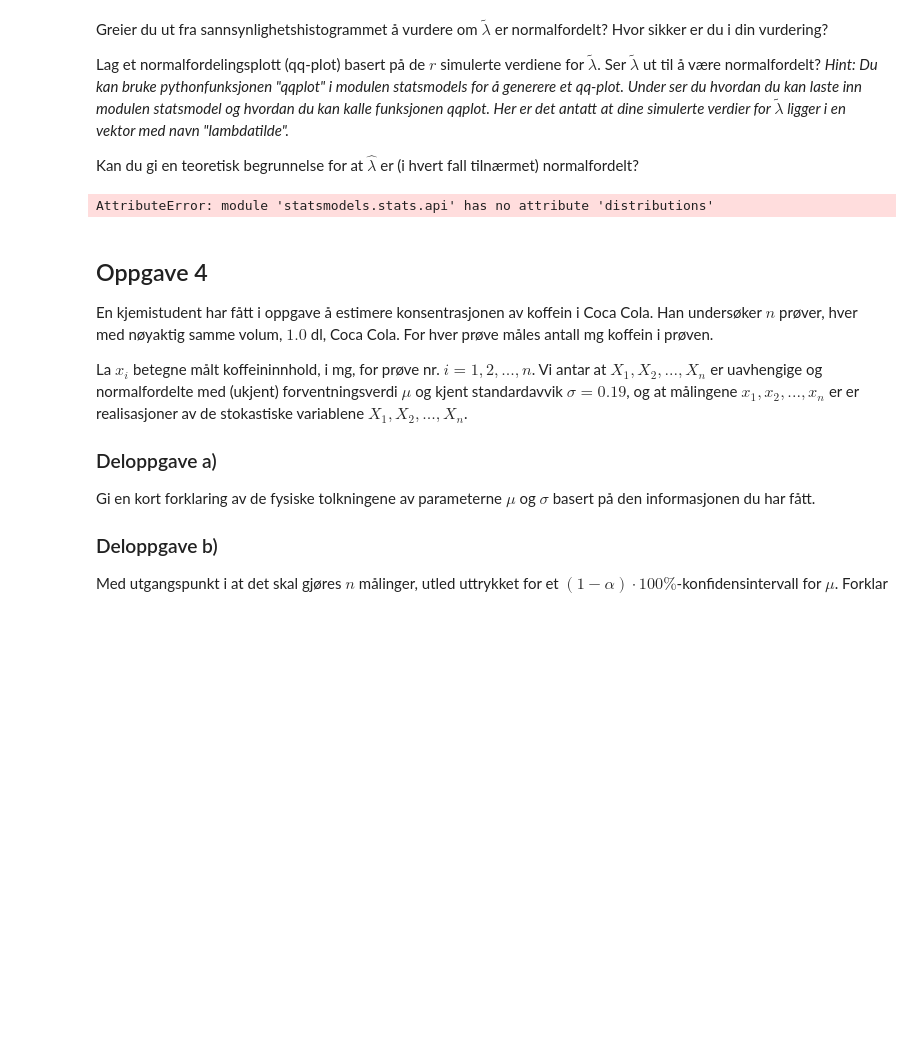
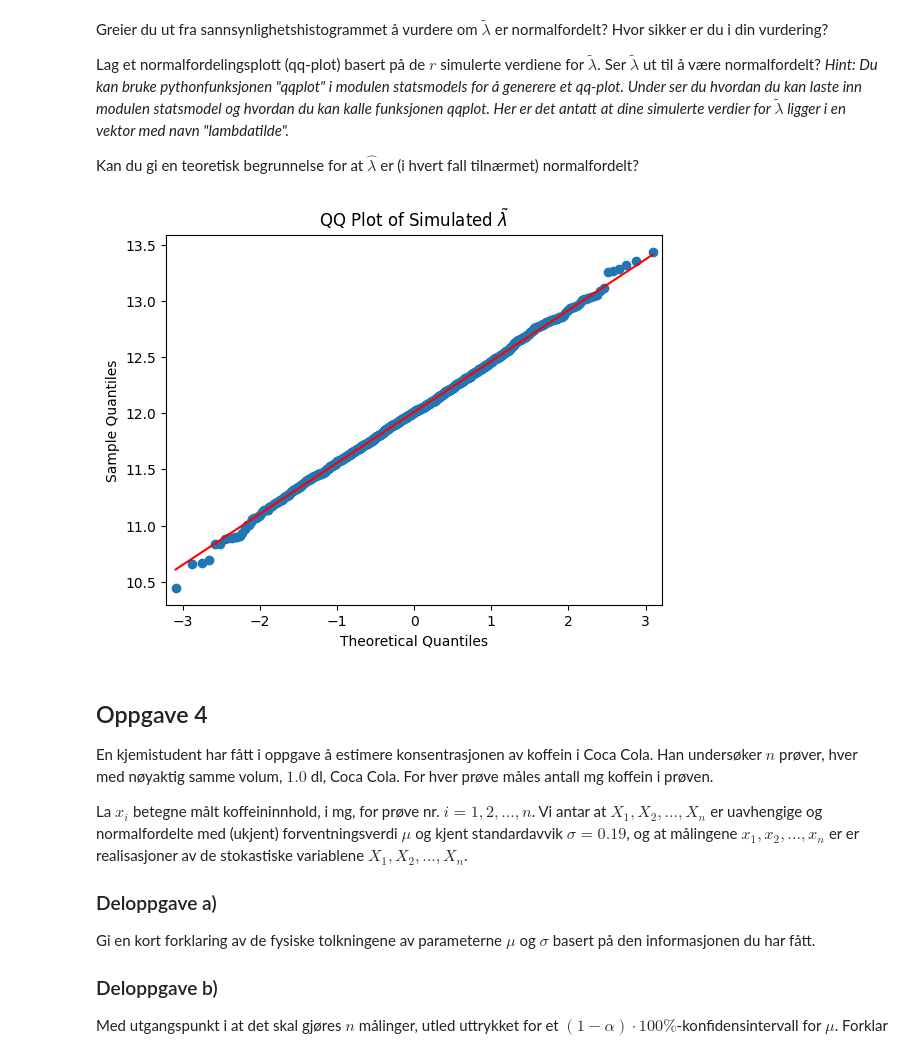
Before and after one commit to erikbohne/TMA4245_Statistics, a Jupyter notebook: pset4/innlevering4.ipynb, the cells around one changed output. Saved outputs shown, nothing was run; the diff lists cells and outputs as text; code cells hidden in the pictures; blank space fills up the shorter version.

```diff
--- a/pset4/innlevering4.ipynb
+++ b/pset4/innlevering4.ipynb
@@ -134,10 +203,12 @@ Kan du gi en teoretisk begrunnelse for at $\hat{\lambda}$ er (i hvert fall tiln
 # %%
 import statsmodels.api as sm
 
-sm.qqplot(lambdatilde)
+# QQ-plot
+sm.qqplot(np.array(lambdatilde_values), line='s')
+plt.title('QQ Plot of Simulated $\~{\lambda}$')
 plt.show()
 # %% [output]
-AttributeError: module 'statsmodels.stats.api' has no attribute 'distributions'
+[figure, added]
 # %% [markdown]
 ## Oppgave 4
 En kjemistudent har fått i oppgave å estimere konsentrasjonen av koffein i Coca Cola. Han undersøker $n$ prøver, hver med nøyaktig samme volum, $1.0$ dl, Coca Cola. For hver prøve måles antall mg koffein i prøven.
```
Also changed, not shown: parts of 2 cells of this notebook.
